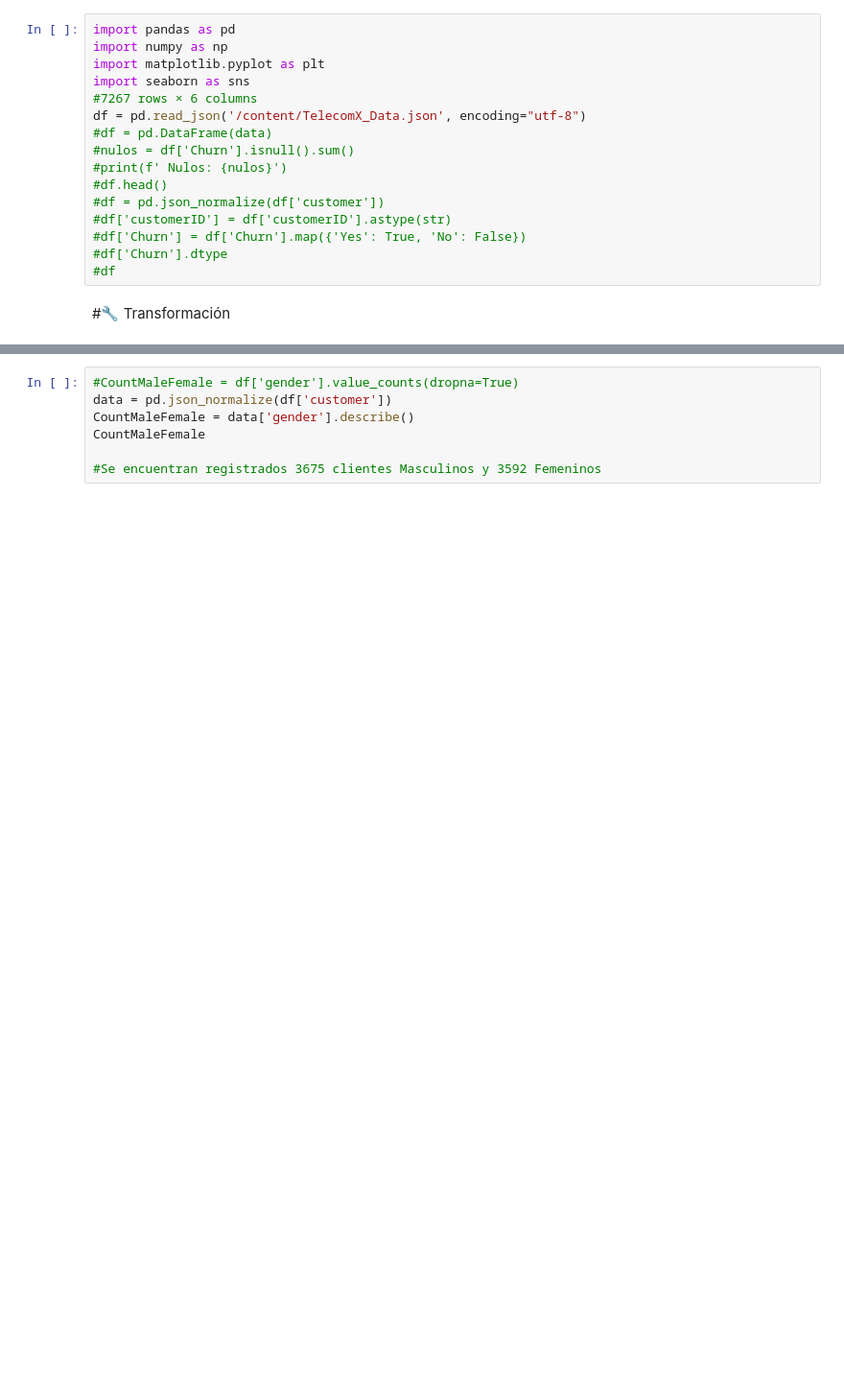
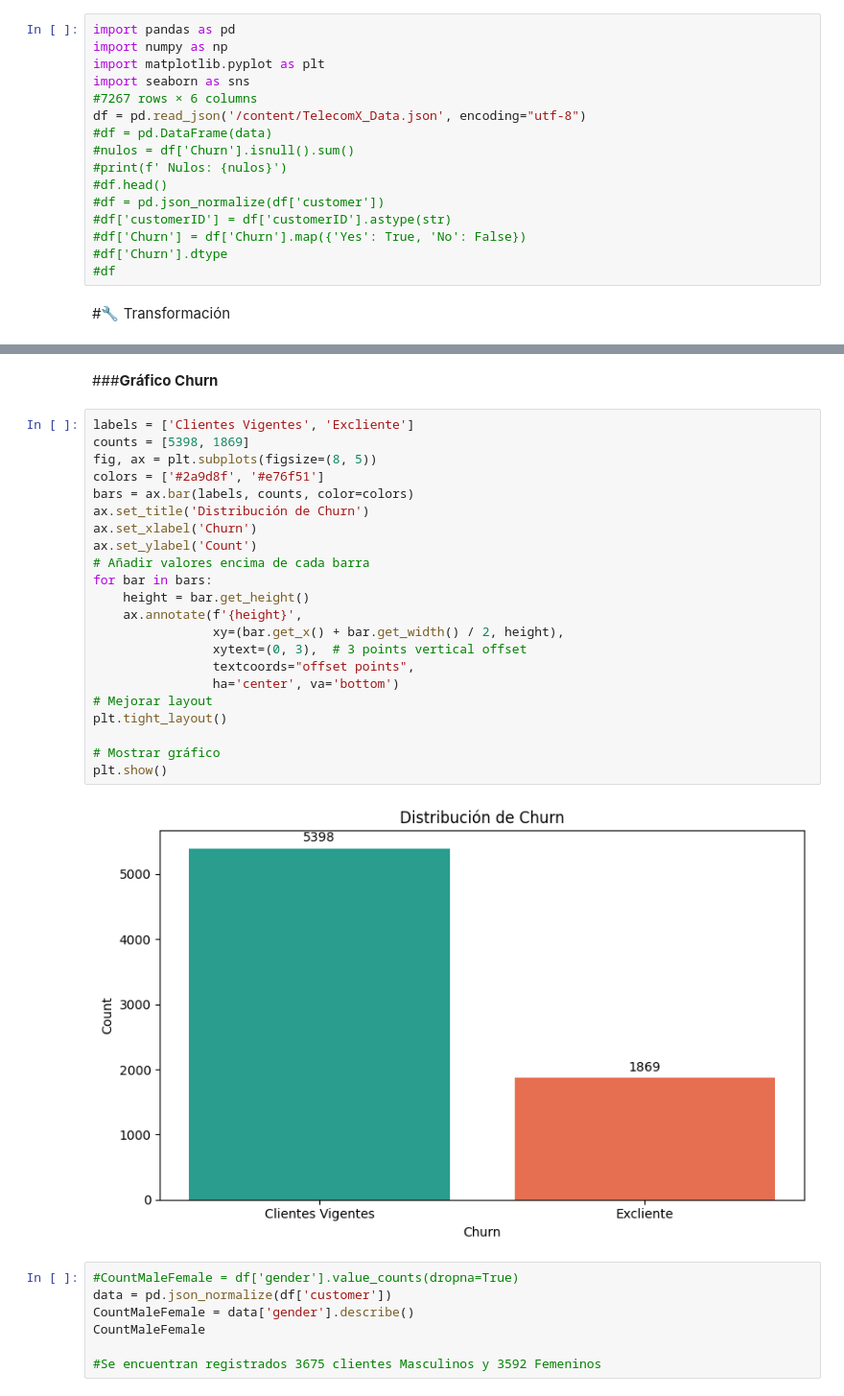
Before and after one commit to clopezv/Challenger_TelecomX, a Jupyter notebook: TelecomX_LATAM_CLV.ipynb, the cells around one changed output, grey strips where cells are left out. Shown: that part at 96% size. Drawn from its saved outputs; the diff is of its cells as text; blank space fills up the shorter version.

```diff
--- a/TelecomX_LATAM_CLV.ipynb
+++ b/TelecomX_LATAM_CLV.ipynb
@@ -34,4 +33,30 @@ CountChurn
 dtype: int64
+# %% [markdown]
+###**Gráfico Churn**
+# %%
+labels = ['Clientes Vigentes', 'Excliente']
+counts = [5398, 1869]
+fig, ax = plt.subplots(figsize=(8, 5))
+colors = ['#2a9d8f', '#e76f51']
+bars = ax.bar(labels, counts, color=colors)
+ax.set_title('Distribución de Churn')
+ax.set_xlabel('Churn')
+ax.set_ylabel('Count')
+# Añadir valores encima de cada barra
+for bar in bars:
+    height = bar.get_height()
+    ax.annotate(f'{height}',
+                xy=(bar.get_x() + bar.get_width() / 2, height),
+                xytext=(0, 3),  # 3 points vertical offset
+                textcoords="offset points",
+                ha='center', va='bottom')
+# Mejorar layout
+plt.tight_layout()
+
+# Mostrar gráfico
+plt.show()
+# %% [output]
+[figure, added]
 # %%
 #CountMaleFemale = df['gender'].value_counts(dropna=True)
 data = pd.json_normalize(df['customer'])
```
Also changed, not shown: parts of 12 cells of this notebook.
